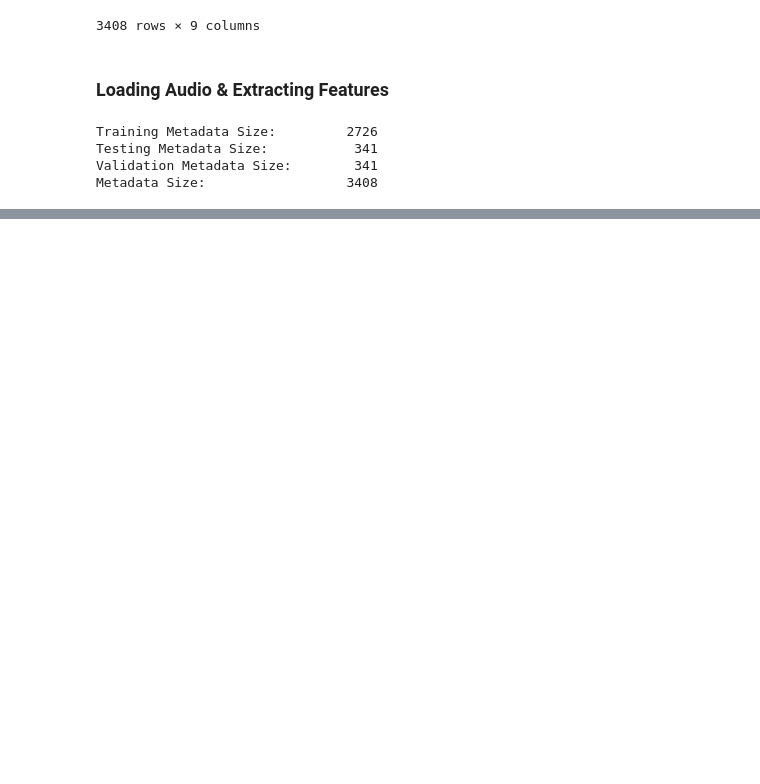
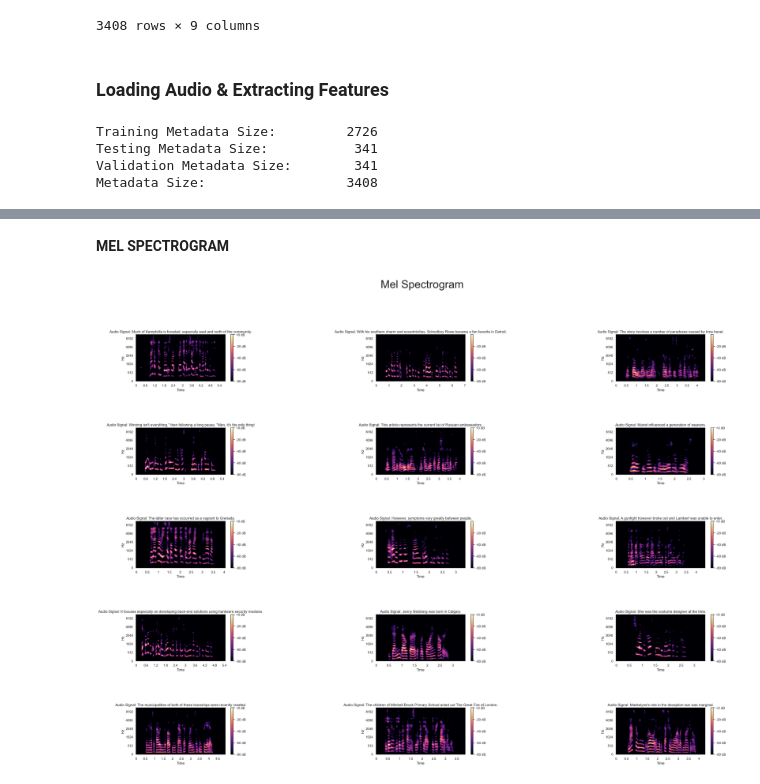
Before and after one commit to Coder-Harshit/AI-ML_workbook, a Jupyter notebook: AutomaticSpeechRecognition/main.ipynb, the cells around one changed output, grey strips where cells are left out. Cells and saved outputs as stored; diff of their text form; code cells hidden in the pictures; blank space fills up the shorter version.

```diff
--- a/AutomaticSpeechRecognition/main.ipynb
+++ b/AutomaticSpeechRecognition/main.ipynb
@@ -260,0 +266,30 @@ plt.subplots_adjust(hspace=1,wspace=1.15)
+# %% [markdown]
+**MEL SPECTROGRAM**
+# %%
+fig, axes = plt.subplots(nrows=n_rows, ncols=n_cols, figsize=(35, 25))
+axes = axes.flatten()  #for easy indexing
+fig.suptitle('Mel Spectrogram', fontsize=36)
+
+x = 0
+for audio_path, row in training_metadata.iterrows():
+    transcript = row['sentence']
+    audio = load_audio(dataset_path / 'en' / 'clips' / audio_path)
+    mel_spec = librosa.feature.melspectrogram(y=audio,
+                                              n_mels=128)
+    mel_spec_Db = librosa.amplitude_to_db(mel_spec, ref=np.max)
+    img = librosa.display.specshow(mel_spec_Db, x_axis='time', y_axis='mel', ax=axes[x])
+    axes[x].set_title(f"Audio Signal: {transcript}")
+    fig.colorbar(img, ax=axes[x], format='%+2.0f dB')
+    x+=1
+    if x%plot_lim==0:
+        break
+
+
+# Hide any unused subplots
+for i in range(x, len(axes)):
+    fig.delaxes(axes[i])
+
+# Adjust the spacing between subplots
+plt.subplots_adjust(hspace=1,wspace=1.15)
+# %% [output]
+[figure, added]
```
Also changed, not shown: parts of 3 cells of this notebook.
